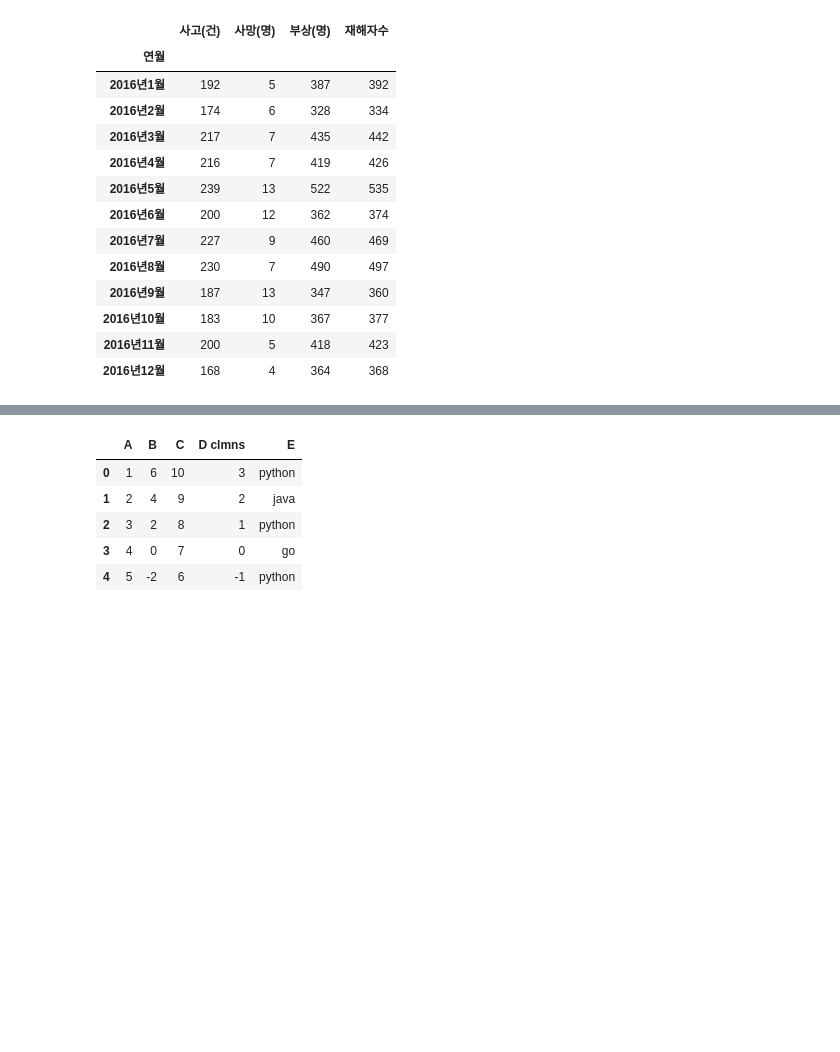
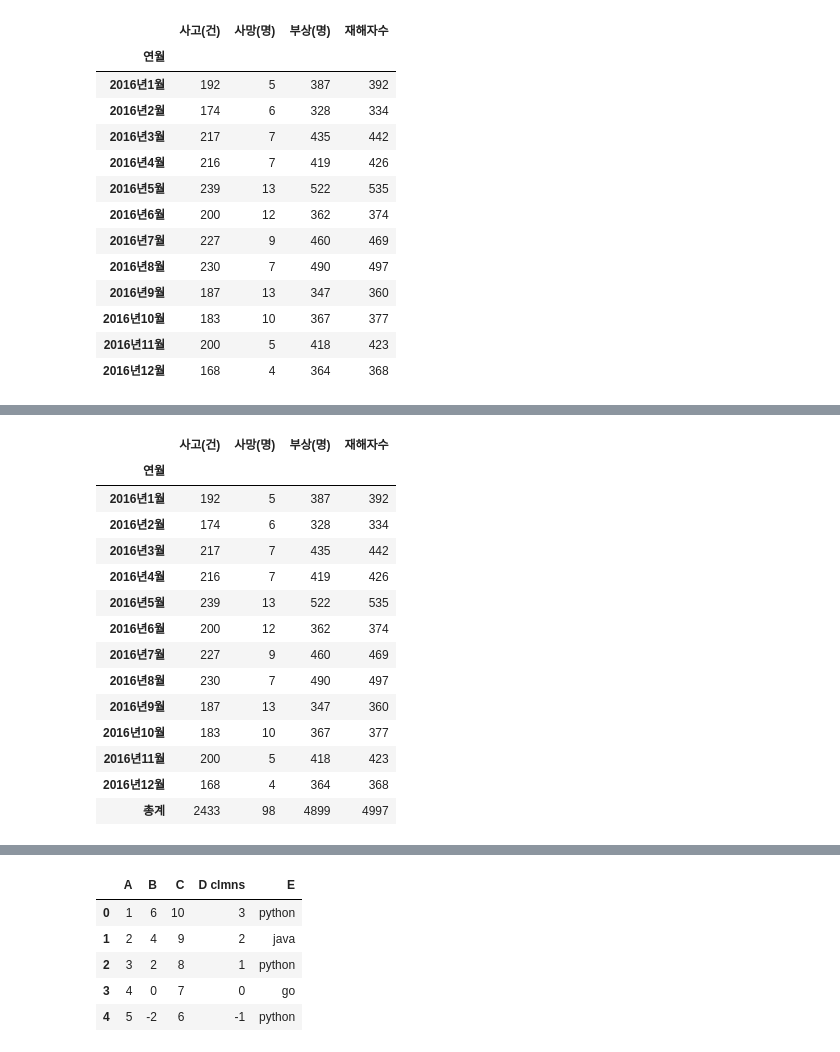
Before and after one commit to kmk0909/2026-BDA, a Jupyter notebook: code/06w_dataframe_B.ipynb, the cells around one changed output, grey strips where cells are left out. Drawn from its saved outputs; the diff is of its cells as text; code cells hidden in the pictures; blank space fills up the shorter version.

```diff
--- a/code/06w_dataframe_B.ipynb
+++ b/code/06w_dataframe_B.ipynb
@@ -671,0 +851,19 @@ df2
+# %%
+df2.loc['총계']=df2.sum(axis=0)
+df2
+# %% [output]
+|  | 사고(건) | 사망(명) | 부상(명) | 재해자수 |
+| 연월 |  |  |  |  |
+| 2016년1월 | 192 | 5 | 387 | 392 |
+| 2016년2월 | 174 | 6 | 328 | 334 |
+| 2016년3월 | 217 | 7 | 435 | 442 |
+| 2016년4월 | 216 | 7 | 419 | 426 |
+| 2016년5월 | 239 | 13 | 522 | 535 |
+| 2016년6월 | 200 | 12 | 362 | 374 |
+| 2016년7월 | 227 | 9 | 460 | 469 |
+| 2016년8월 | 230 | 7 | 490 | 497 |
+| 2016년9월 | 187 | 13 | 347 | 360 |
+| 2016년10월 | 183 | 10 | 367 | 377 |
+| 2016년11월 | 200 | 5 | 418 | 423 |
+| 2016년12월 | 168 | 4 | 364 | 368 |
+| 총계 | 2433 | 98 | 4899 | 4997 |
```
Also changed, not shown: parts of 30 cells of this notebook.
